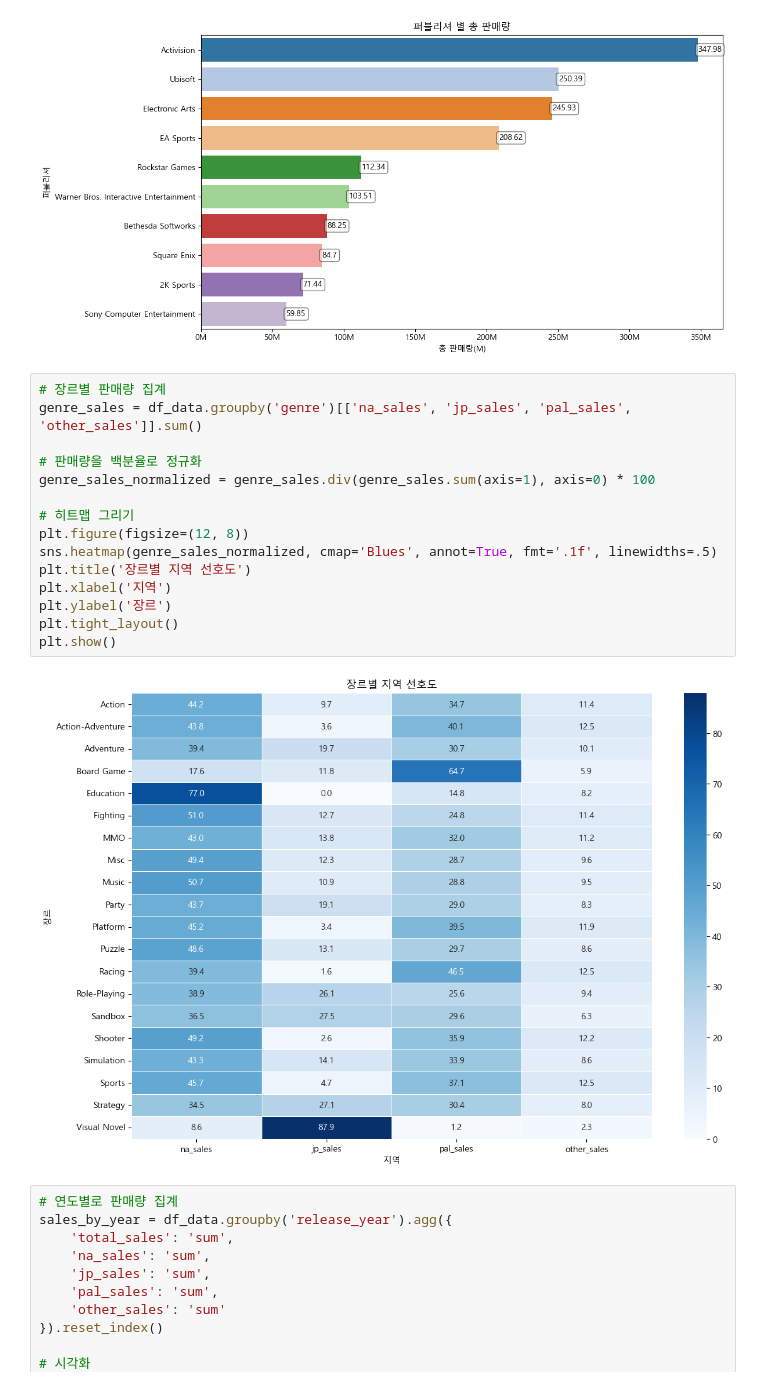
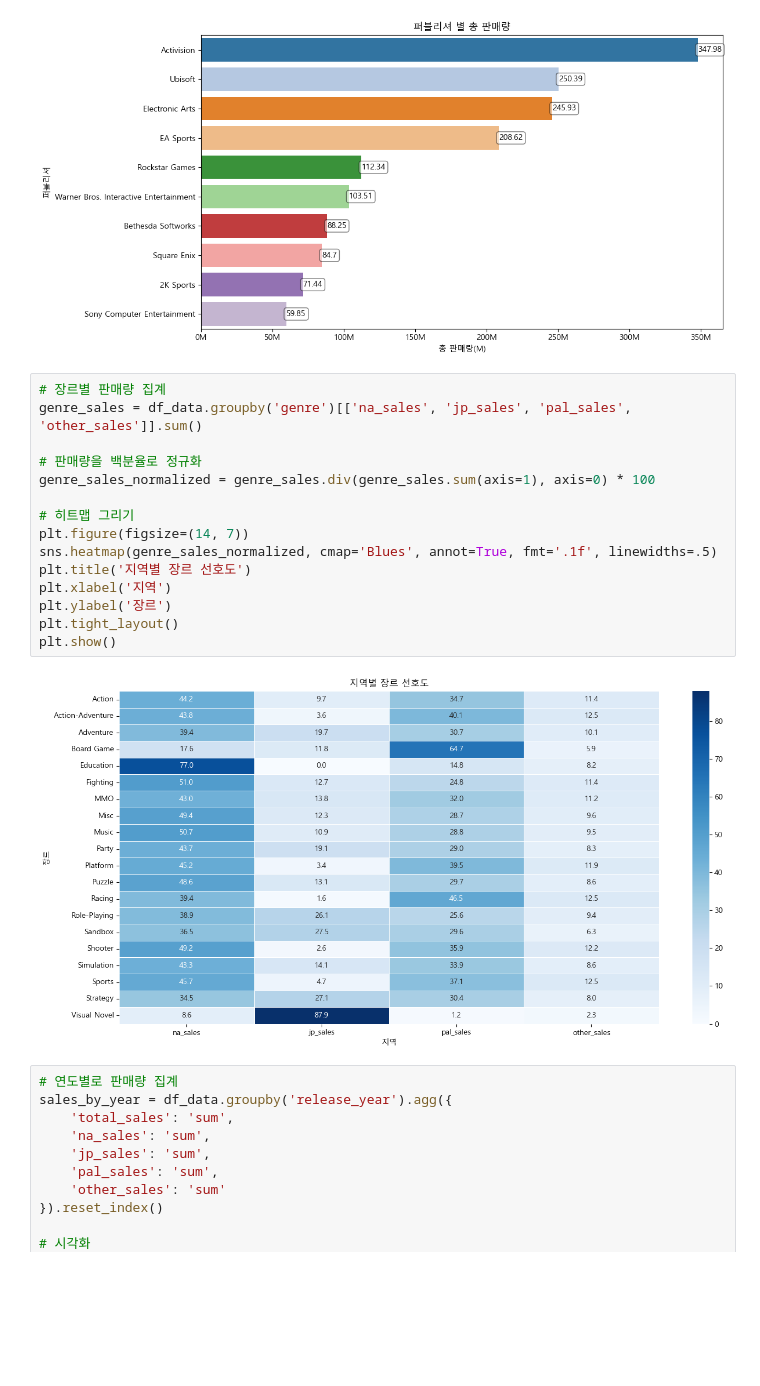
Before and after one commit to entangelk/golbal_game, a Jupyter notebook: docs/analysis.ipynb, the cells around one changed output. Drawn from its saved outputs; the diff is of its cells as text; blank space fills up the shorter version.

```diff
--- a/docs/analysis.ipynb
+++ b/docs/analysis.ipynb
@@ -249,20 +297,20 @@ plt.show()
 # %%
 # 장르별 판매량 집계
 genre_sales = df_data.groupby('genre')[['na_sales', 'jp_sales', 'pal_sales', 'other_sales']].sum()
 
 # 판매량을 백분율로 정규화
 genre_sales_normalized = genre_sales.div(genre_sales.sum(axis=1), axis=0) * 100
 
 # 히트맵 그리기
-plt.figure(figsize=(12, 8))
+plt.figure(figsize=(14, 7))
 sns.heatmap(genre_sales_normalized, cmap='Blues', annot=True, fmt='.1f', linewidths=.5)
-plt.title('장르별 지역 선호도')
+plt.title('지역별 장르 선호도')
 plt.xlabel('지역')
 plt.ylabel('장르')
 plt.tight_layout()
 plt.show()
 # %% [output]
-[figure, old version]
+[figure, new version]
 # %%
 # 연도별로 판매량 집계
 sales_by_year = df_data.groupby('release_year').agg({
```
Also changed, not shown: parts of 11 cells of this notebook, 1 other file.
